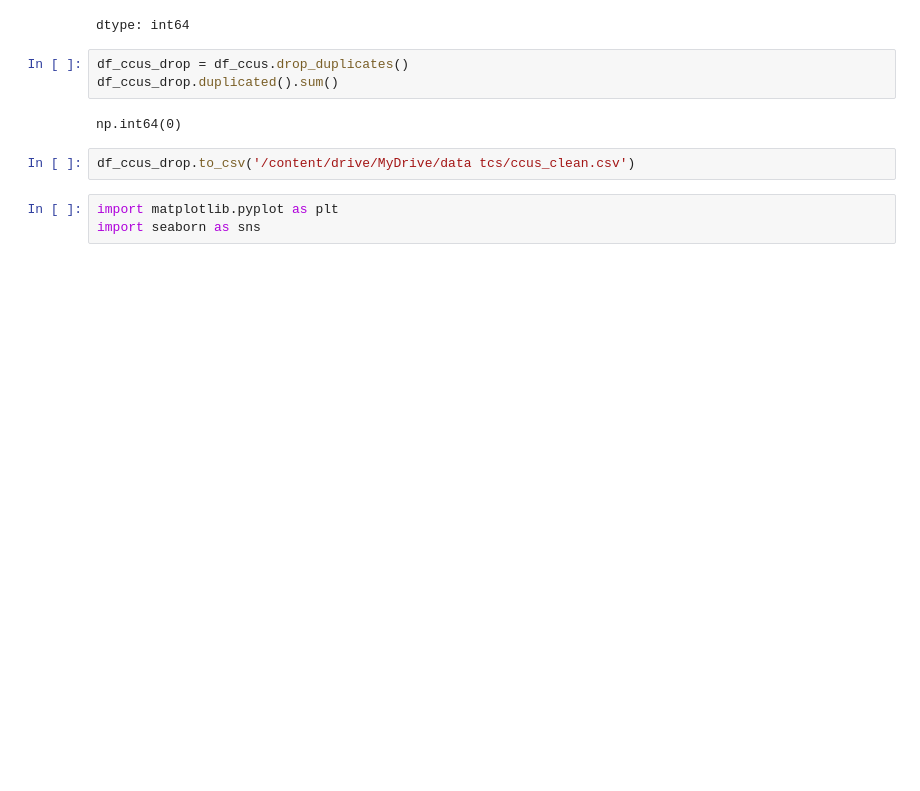
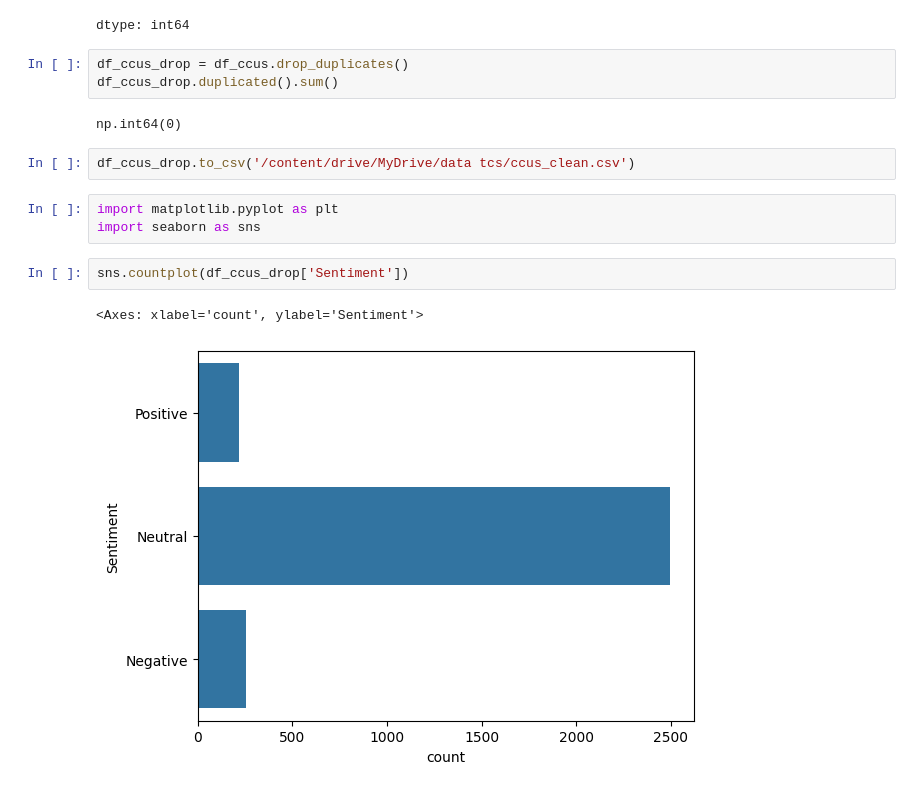
Before and after one commit to emyms29/ccus, a Jupyter notebook: eda.ipynb, the cells around one changed output. Saved outputs shown, nothing was run; the diff lists cells and outputs as text; blank space fills up the shorter version.

```diff
--- a/eda.ipynb
+++ b/eda.ipynb
@@ -116,3 +113,8 @@ df_ccus_drop.to_csv('/content/drive/MyDrive/data tcs/ccus_clean.csv')
 # %%
 import matplotlib.pyplot as plt
 import seaborn as sns
+# %%
+sns.countplot(df_ccus_drop['Sentiment'])
+# %% [output]
+<Axes: xlabel='count', ylabel='Sentiment'>
+[figure, added]
```
Also changed, not shown: parts of 7 cells of this notebook.
